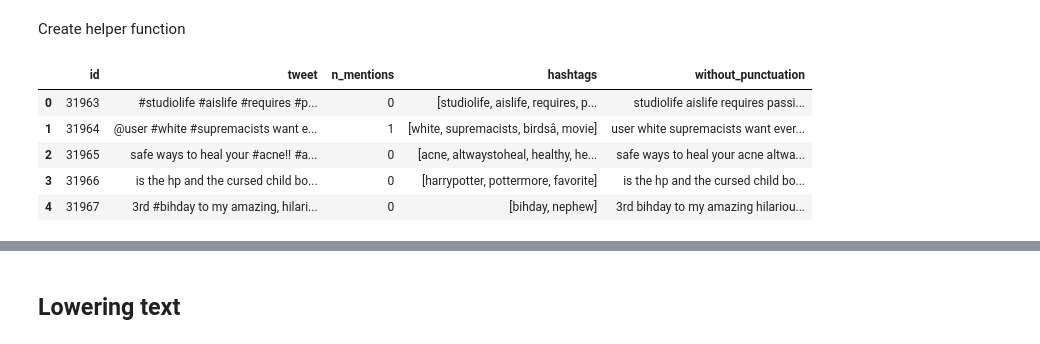
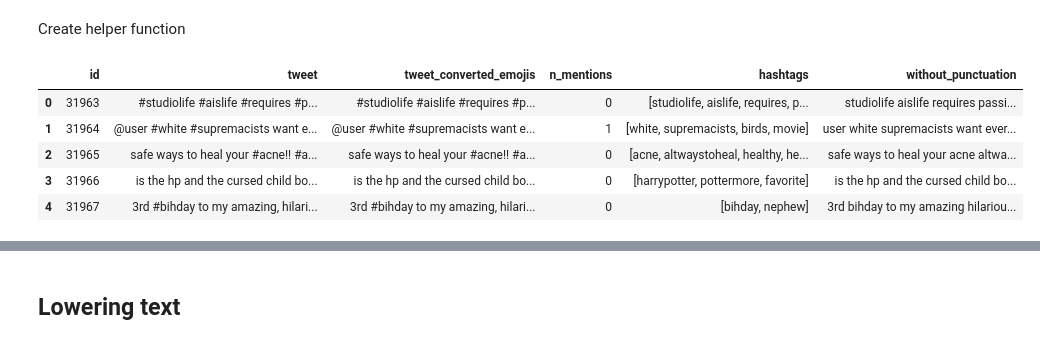
Before and after one commit to Aaron9812/Data_mining, a Jupyter notebook: src/data/preprocessing.ipynb, the cells around one changed output, grey strips where cells are left out. Cells and saved outputs as stored; diff of their text form; code cells hidden in the pictures.

```diff
--- a/src/data/preprocessing.ipynb
+++ b/src/data/preprocessing.ipynb
@@ -74,6 +81,7 @@ def convert_emoji(text:str) -> str:
     return text_with_emoji
 # %%
 train_data["tweet_converted_emojis"] = train_data["tweet"].apply(lambda x: convert_emoji(x))
+test_data["tweet_converted_emojis"] = test_data["tweet"].apply(lambda x: convert_emoji(x))
 # %%
 train_data.head(10)
 # %% [output]
@@ -94,7 +102,7 @@ train_data.head(10)
 def count_user_mentions(text:str) ->int:
     return text.count("@user")
 # %%
-test_data["n_mentions"] = test_data["tweet"].apply(lambda x: count_user_mentions(x))
-train_data["n_mentions"] = train_data["tweet"].apply(lambda x: count_user_mentions(x))
-test_data.head()
+test_data["n_mentions"] = test_data["tweet_converted_emojis"].apply(lambda x: count_user_mentions(x))
+train_data["n_mentions"] = train_data["tweet_converted_emojis"].apply(lambda x: count_user_mentions(x))
+train_data.head()
 # %% [output]
@@ -111,7 +119,7 @@ def identify_hashtags(text:str) -> list:
     pattern = re.compile(r"#(\w+)")
     return pattern.findall(text)
 # %%
-test_data["hashtags"] = test_data["tweet"].apply(lambda x: identify_hashtags(x))
-train_data["hashtags"] = train_data["tweet"].apply(lambda x: identify_hashtags(x))
+test_data["hashtags"] = test_data["tweet_converted_emojis"].apply(lambda x: identify_hashtags(x))
+train_data["hashtags"] = train_data["tweet_converted_emojis"].apply(lambda x: identify_hashtags(x))
 test_data.head()
 # %% [output]
@@ -129,16 +137,16 @@ Create helper function
 def remove_punctuation(text:str) -> str:
     return "".join([i for i in text if i not in punctuation])
 # %%
-test_data["without_punctuation"] = test_data["tweet"].apply(lambda x: remove_punctuation(x))
-train_data["without_punctuation"] = train_data["tweet"].apply(lambda x: remove_punctuation(x))
+test_data["without_punctuation"] = test_data["tweet_converted_emojis"].apply(lambda x: remove_punctuation(x))
+train_data["without_punctuation"] = train_data["tweet_converted_emojis"].apply(lambda x: remove_punctuation(x))
 test_data.head()
 # %% [output]
-|  | id | tweet | n_mentions | hashtags | without_punctuation |
-| 0 | 31963 | #studiolife #aislife #requires #p... | 0 | [studiolife, aislife, requires, p... | studiolife aislife requires passi... |
-| 1 | 31964 | @user #white #supremacists want e... | 1 | [white, supremacists, birdsâ, movie] | user white supremacists want ever... |
-| 2 | 31965 | safe ways to heal your #acne!! #a... | 0 | [acne, altwaystoheal, healthy, he... | safe ways to heal your acne altwa... |
-| 3 | 31966 | is the hp and the cursed child bo... | 0 | [harrypotter, pottermore, favorite] | is the hp and the cursed child bo... |
-| 4 | 31967 | 3rd #bihday to my amazing, hilari... | 0 | [bihday, nephew] | 3rd bihday to my amazing hilariou... |
+|  | id | tweet | tweet_converted_emojis | n_mentions | hashtags | without_punctuation |
+| 0 | 31963 | #studiolife #aislife #requires #p... | #studiolife #aislife #requires #p... | 0 | [studiolife, aislife, requires, p... | studiolife aislife requires passi... |
+| 1 | 31964 | @user #white #supremacists want e... | @user #white #supremacists want e... | 1 | [white, supremacists, birds, movie] | user white supremacists want ever... |
+| 2 | 31965 | safe ways to heal your #acne!! #a... | safe ways to heal your #acne!! #a... | 0 | [acne, altwaystoheal, healthy, he... | safe ways to heal your acne altwa... |
+| 3 | 31966 | is the hp and the cursed child bo... | is the hp and the cursed child bo... | 0 | [harrypotter, pottermore, favorite] | is the hp and the cursed child bo... |
+| 4 | 31967 | 3rd #bihday to my amazing, hilari... | 3rd #bihday to my amazing, hilari... | 0 | [bihday, nephew] | 3rd bihday to my amazing hilariou... |
 # %%
 train_data.head(10)
 # %% [output]
```
Also changed, not shown: parts of 10 cells of this notebook.
